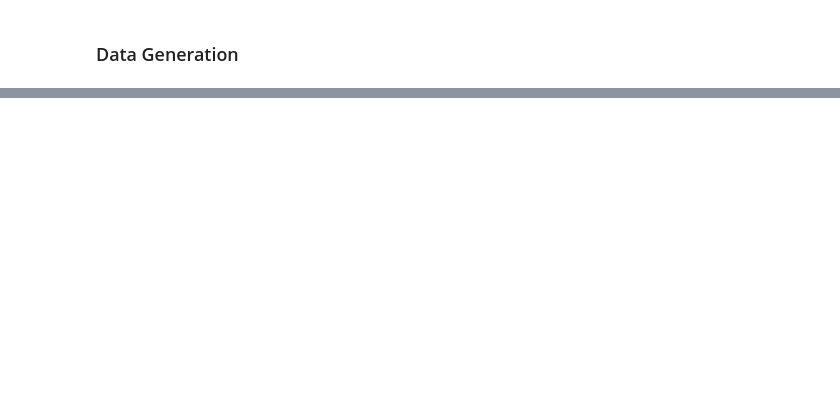
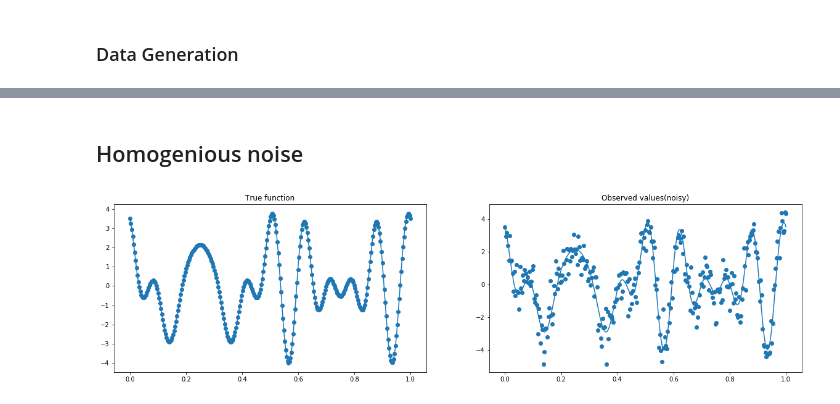
Before and after one commit to grapefroot/skoltech, a Jupyter notebook: Advanced Statistical Methods/asm project.ipynb, the cells around one changed output, grey strips where cells are left out. Saved outputs shown, nothing was run; the diff lists cells and outputs as text; code cells hidden in the pictures; blank space fills up the shorter version.

```diff
--- a/Advanced Statistical Methods/asm project.ipynb
+++ b/Advanced Statistical Methods/asm project.ipynb
@@ -395,0 +73,21 @@ Emperical risk for adaptive choice 0.016818260637090306
+# %%
+def true_function_1(n):
+    gamma = np.random.standard_normal(size=n)
+    gamma[11:] /= (np.arange(11, n) - 10)**2
+
+    def function(x):
+        basis_function_values = np.zeros_like(gamma)
+        basis_function_values[np.arange(0, n, 2)] = np.cos(2 * np.pi * x * np.arange(0, n, 2)) / np.sqrt(2)
+        basis_function_values[np.arange(1, n, 2)] = np.sin(2 * np.pi * x* np.arange(1, n, 2)) / np.sqrt(2)
+        return np.sum(basis_function_values * gamma)
+
+    return np.vectorize(function), gamma
+# %%
+def generate_noise(x, sigma=1.0, homogenious=True):
+    dimensions = x.shape[0]
+    noise_intensity = 0.8
+    if homogenious:
+        return np.random.normal(scale=sigma, size=dimensions)
+    else:
+        sigma_initial = np.random.multivariate_normal(2 * np.ones(dimensions), noise_intensity * np.eye(dimensions))
+        return np.random.multivariate_normal(np.zeros(dimensions), np.diag(sorted(noise_intensity*sigma_initial**2)))
@@ -395,0 +182,20 @@ Emperical risk for adaptive choice 0.016818260637090306
+# %%
+true_function, true_theta = true_function_1(15)
+# %% [markdown]
+## Homogenious noise
+# %%
+sigma=0.8
+noise = generate_noise(x, sigma)
+y = true_function(x) + noise
+# %%
+### with sns.axes_style('darkgrid'):
+fig, (ax1, ax2) = plt.subplots(nrows=1, ncols=2, figsize=(20, 5))
+ax1.plot(x, true_function(x))
+ax1.set_title('True function')
+ax1.scatter(x, true_function(x))
+ax2.scatter(x, true_function(x) + noise)
+ax2.plot(x, true_function(x))
+ax2.set_title('Observed values(noisy)')
+plt.show()
+# %% [output]
+[figure, added]
```
Also changed, not shown: parts of 47 cells of this notebook.
